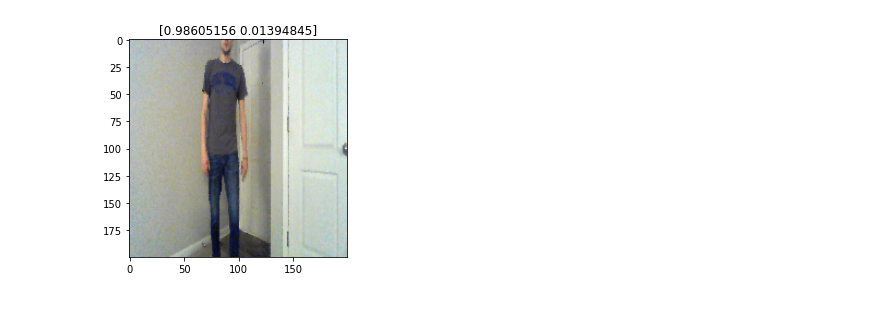
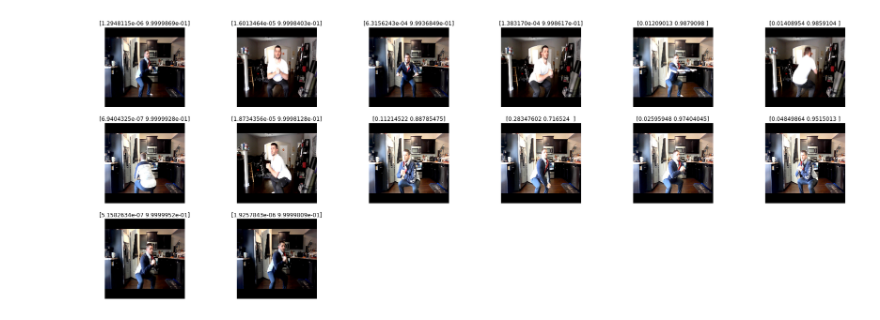
Before and after one commit to CSCI4850/s21-team1-project, a Jupyter notebook: demo.ipynb, the cells around one changed output. Cells and saved outputs as stored; diff of their text form; code cells hidden in the pictures.

Commit message:
demo prep

```diff
--- a/demo.ipynb
+++ b/demo.ipynb
@@ -20,6 +27,6 @@ import matplotlib.pyplot as plt
 
 First, we need to create our intial model and load the pre-trained weights. We can use the keras.models.load_model() function that will allow us to load in the exact architecture and weights of the model that was used during testing. In the summary provided, the architecture of the model is displayed. The first two layers are the convolutional layers that are responsible for feature detection. This is followed by a batch normalization layer, which will normalize all the values from the convolution operations and provide better performance from the model. We then use the max pooling layer that will help extract the more prevaliant features. We then pass the the filters through a dropout layer and onto a dense network to make the final prediction.
 # %%
-squat_model = keras.models.load_model('model/model')
+squat_model = keras.models.load_model('demo/model')
 squat_model.summary()
 # %% [output]
@@ -71,4 +56,5 @@ Finally, we resize each frame into a size that is usable by the network (200x200
 # %%
-img_arr = np.array([cv2.resize(frame,(200,200)) for frame in frames], dtype='float32')
+files = glob.glob("demo/squat/*.jpg")
+img_arr = np.array([cv2.cvtColor(cv2.resize(cv2.imread(fname),(200,200),cv2.INTER_AREA),cv2.COLOR_BGR2RGB) for fname in files], dtype='float32')
 img_arr.shape
 # %% [output]
@@ -88,6 +78,0 @@ plt.show()
-# %%
-plt.imshow(image.array_to_img(img_arr[0,:,:,:]))
-plt.title(str(predictions[0]))
-plt.show()
-# %% [output]
-[figure, removed]
@@ -124,0 +79,12 @@ pred
+# %%
+# Squat predictions
+warnings.filterwarnings('ignore')
+plt.figure(figsize=(30,30))
+for images in img_arr:
+    for i in range(len(img_arr)):
+        ax = plt.subplot(8,6,i+1)
+        plt.imshow(img_arr[i].astype('uint8'))
+        plt.title(predictions[i])
+        plt.axis("off")
+# %% [output]
+[figure, added]
```
Also changed, not shown: parts of 16 cells of this notebook.
